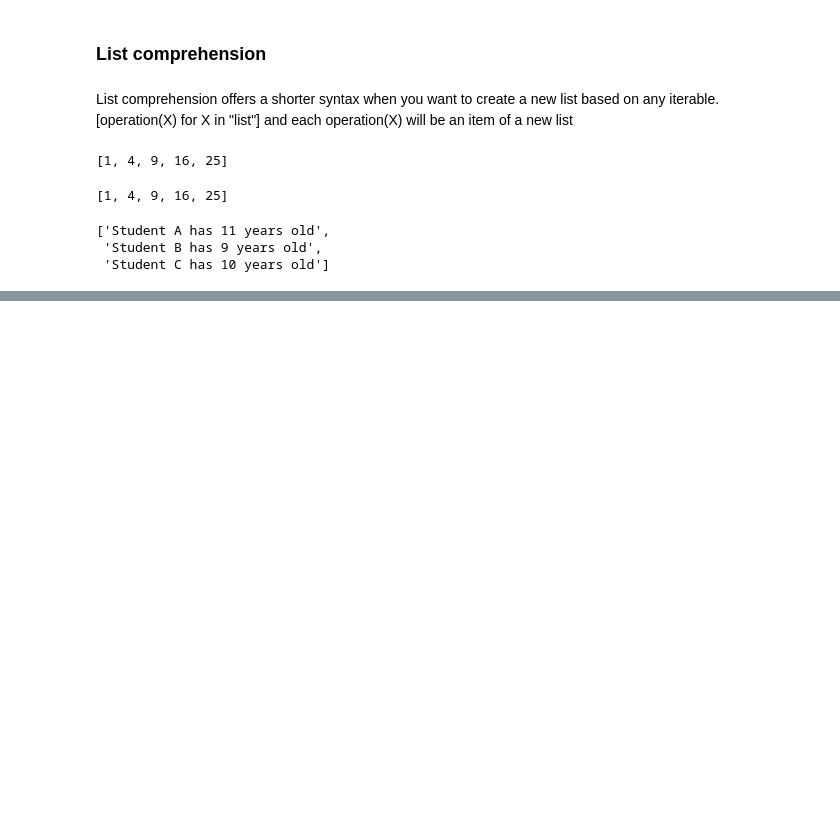
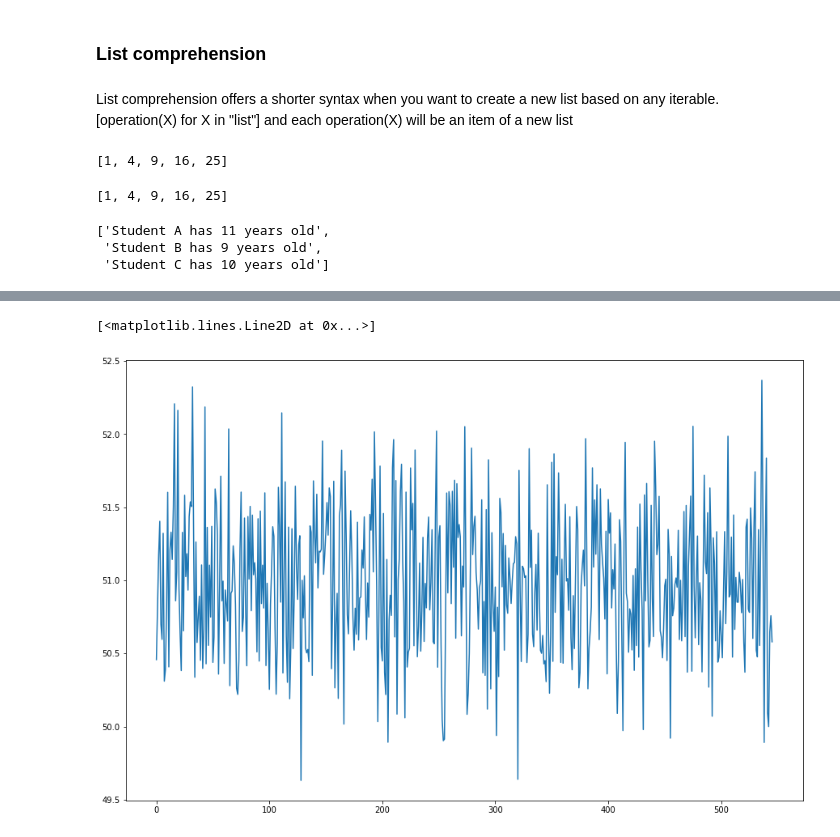
Before and after one commit to cordmaur/PythonForScientists, a Jupyter notebook: Python4Scientists_Lesson2.ipynb, the cells around one changed output, grey strips where cells are left out. Cells and saved outputs as stored; diff of their text form; code cells hidden in the pictures; blank space fills up the shorter version.

```diff
--- a/Python4Scientists_Lesson2.ipynb
+++ b/Python4Scientists_Lesson2.ipynb
@@ -171,0 +462,22 @@ x
+# %%
+def create_random_stage(start, end, damp=1, seed=None):
+
+    if start >= end:
+        return
+
+    if seed is not None:
+        random.seed(seed)
+
+    days = (end - start).days
+
+    stage = {start: random.randint(50, 100)}
+
+    return {start + timedelta(i + 1): stage[start]*damp + random.normalvariate(0, 0.5) for i in range(days)}
+# %%
+stage = create_random_stage (datetime(2021, 1, 1), datetime(2022, 7, 1))
+plt.figure(figsize=(15, 10))
+
+plt.plot(list(stage.values()))
+# %% [output]
+[<matplotlib.lines.Line2D at 0x...>]
+[figure, added]
```
Also changed, not shown: parts of 82 cells of this notebook.
